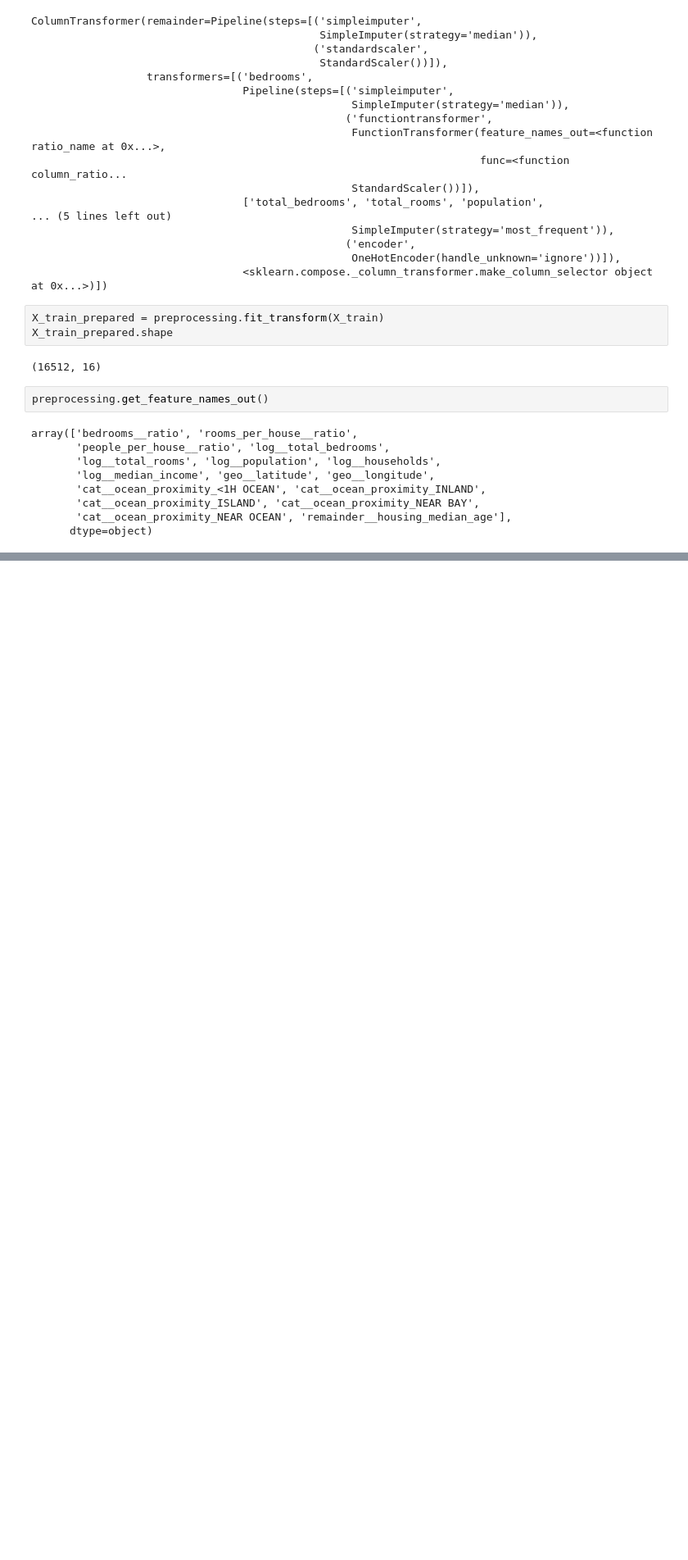
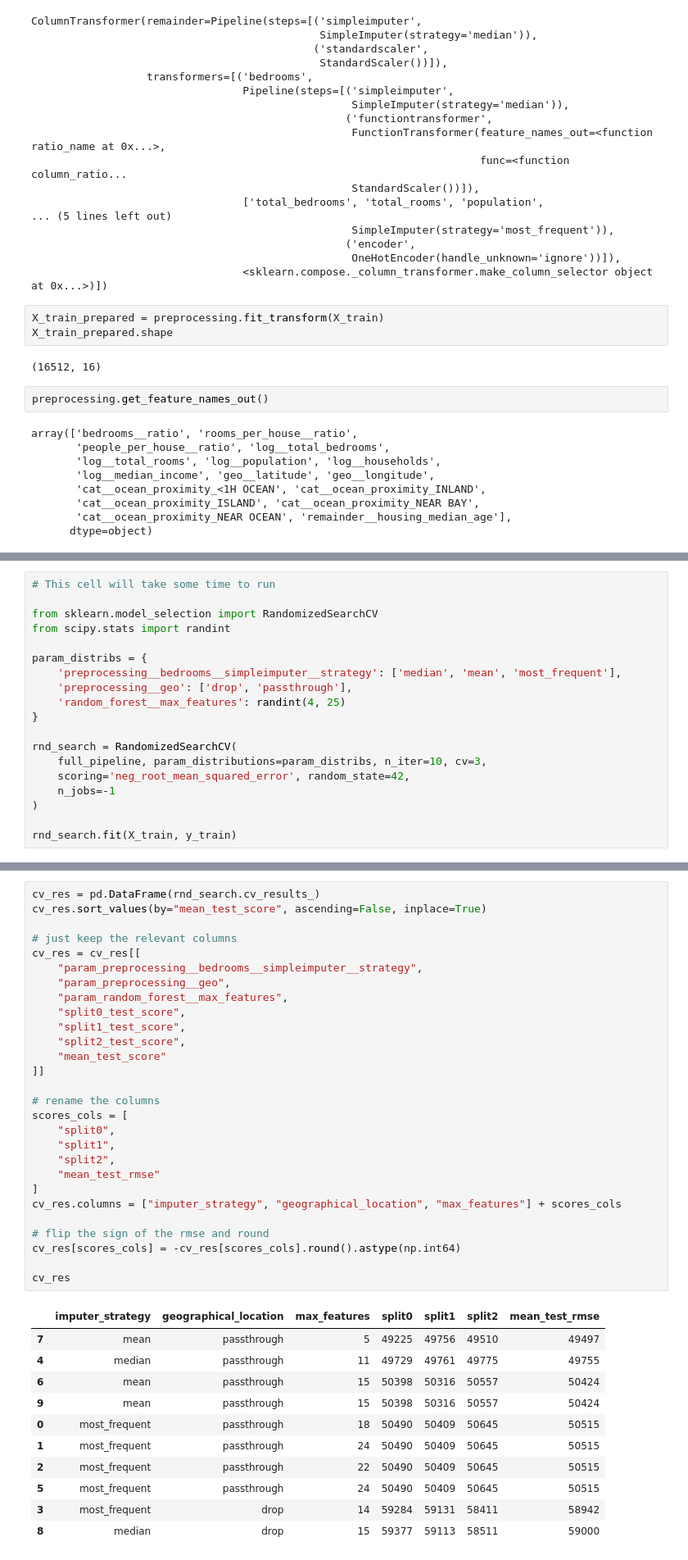
Before and after one commit to aseddin/F23_ECE4715, a Jupyter notebook: 1_end_to_end_project.ipynb, the cells around one changed output, grey strips where cells are left out. Shown at 82% size. Cells and saved outputs as stored; diff of their text form; blank space fills up the shorter version.

```diff
--- a/1_end_to_end_project.ipynb
+++ b/1_end_to_end_project.ipynb
@@ -975,0 +1382,19 @@ array(['bedrooms__ratio', 'rooms_per_house__ratio',
+# %%
+# This cell will take some time to run
+
+from sklearn.model_selection import RandomizedSearchCV
+from scipy.stats import randint
+
+param_distribs = {
+    'preprocessing__bedrooms__simpleimputer__strategy': ['median', 'mean', 'most_frequent'],
+    'preprocessing__geo': ['drop', 'passthrough'],
+    'random_forest__max_features': randint(4, 25)
+}
+
+rnd_search = RandomizedSearchCV(
+    full_pipeline, param_distributions=param_distribs, n_iter=10, cv=3,
+    scoring='neg_root_mean_squared_error', random_state=42,
+    n_jobs=-1
+)
+
+rnd_search.fit(X_train, y_train)
@@ -975,0 +1421,40 @@ array(['bedrooms__ratio', 'rooms_per_house__ratio',
+# %%
+cv_res = pd.DataFrame(rnd_search.cv_results_)
+cv_res.sort_values(by="mean_test_score", ascending=False, inplace=True)
+
+# just keep the relevant columns
+cv_res = cv_res[[
+    "param_preprocessing__bedrooms__simpleimputer__strategy",
+    "param_preprocessing__geo",
+    "param_random_forest__max_features",
+    "split0_test_score",
+    "split1_test_score",
+    "split2_test_score",
+    "mean_test_score"
+]]
+
+# rename the columns
+scores_cols = [
+    "split0",
+    "split1",
+    "split2",
+    "mean_test_rmse"
+]
+cv_res.columns = ["imputer_strategy", "geographical_location", "max_features"] + scores_cols
+
+# flip the sign of the rmse and round
+cv_res[scores_cols] = -cv_res[scores_cols].round().astype(np.int64)
+
+cv_res
+# %% [output]
+|  | imputer_strategy | geographical_location | max_features | split0 | split1 | split2 | mean_test_rmse |
+| 7 | mean | passthrough | 5 | 49225 | 49756 | 49510 | 49497 |
+| 4 | median | passthrough | 11 | 49729 | 49761 | 49775 | 49755 |
+| 6 | mean | passthrough | 15 | 50398 | 50316 | 50557 | 50424 |
+| 9 | mean | passthrough | 15 | 50398 | 50316 | 50557 | 50424 |
+| 0 | most_frequent | passthrough | 18 | 50490 | 50409 | 50645 | 50515 |
+| 1 | most_frequent | passthrough | 24 | 50490 | 50409 | 50645 | 50515 |
+| 2 | most_frequent | passthrough | 22 | 50490 | 50409 | 50645 | 50515 |
+| 5 | most_frequent | passthrough | 24 | 50490 | 50409 | 50645 | 50515 |
+| 3 | most_frequent | drop | 14 | 59284 | 59131 | 58411 | 58942 |
+| 8 | median | drop | 15 | 59377 | 59113 | 58511 | 59000 |
```
Also changed, not shown: parts of 45 cells of this notebook.
